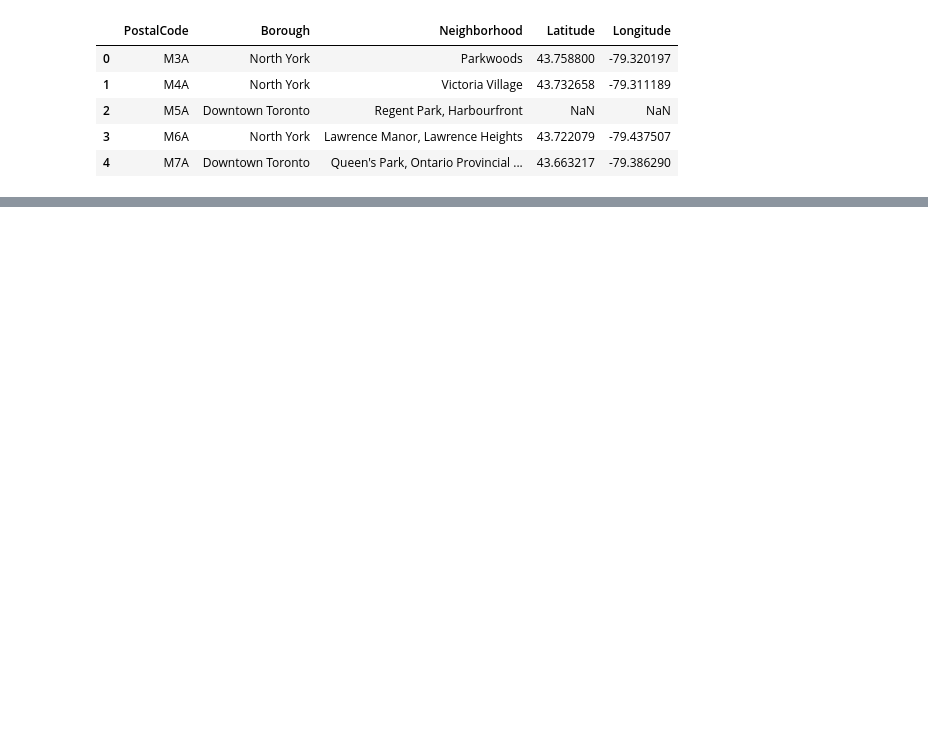
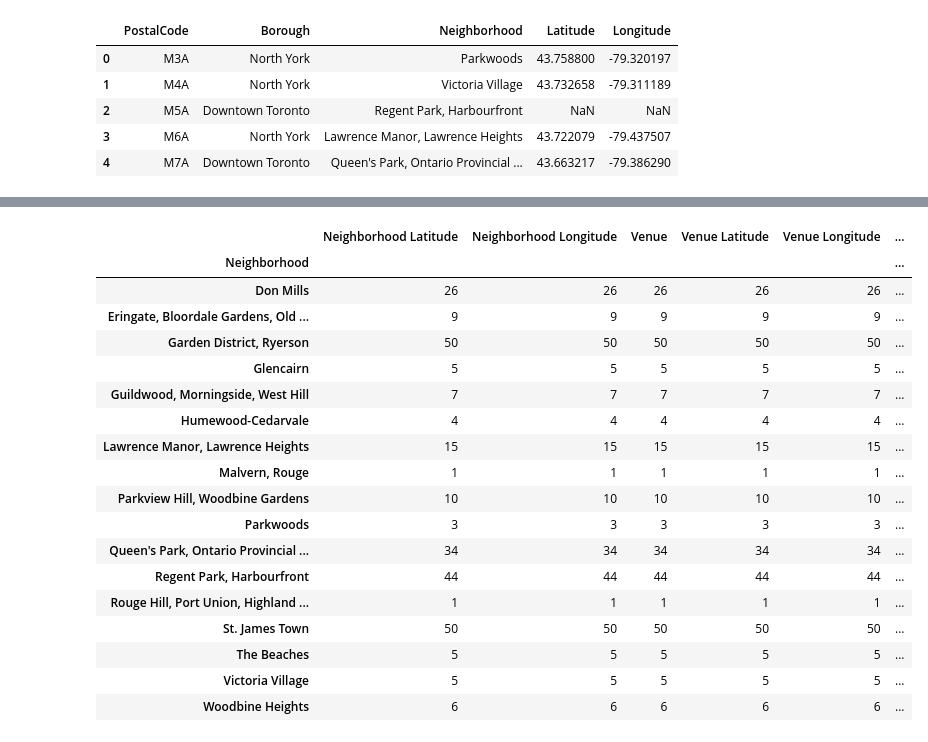
Before and after one commit to qcabel/NeighborhoodsToronto, a Jupyter notebook: Neighborhoods-Toronto-v1.1.ipynb, the cells around one changed output, grey strips where cells are left out. Cells and saved outputs as stored; diff of their text form; code cells hidden in the pictures; blank space fills up the shorter version.

```diff
--- a/Neighborhoods-Toronto-v1.1.ipynb
+++ b/Neighborhoods-Toronto-v1.1.ipynb
@@ -160,0 +153,2 @@ df.head()
+# %%
+postal_data.columns = ['PostalCode','Latitude','Longitude']
@@ -216,0 +287,22 @@ Missing: Business reply mail Processing Centre, South Central Letter Processing
+# %%
+toronto_venues.groupby('Neighborhood').count()
+# %% [output]
+|  | Neighborhood Latitude | Neighborhood Longitude | Venue | Venue Latitude | Venue Longitude | ... |
+| Neighborhood |  |  |  |  |  | ... |
+| Don Mills | 26 | 26 | 26 | 26 | 26 | ... |
+| Eringate, Bloordale Gardens, Old ... | 9 | 9 | 9 | 9 | 9 | ... |
+| Garden District, Ryerson | 50 | 50 | 50 | 50 | 50 | ... |
+| Glencairn | 5 | 5 | 5 | 5 | 5 | ... |
+| Guildwood, Morningside, West Hill | 7 | 7 | 7 | 7 | 7 | ... |
+| Humewood-Cedarvale | 4 | 4 | 4 | 4 | 4 | ... |
+| Lawrence Manor, Lawrence Heights | 15 | 15 | 15 | 15 | 15 | ... |
+| Malvern, Rouge | 1 | 1 | 1 | 1 | 1 | ... |
+| Parkview Hill, Woodbine Gardens | 10 | 10 | 10 | 10 | 10 | ... |
+| Parkwoods | 3 | 3 | 3 | 3 | 3 | ... |
+| Queen's Park, Ontario Provincial ... | 34 | 34 | 34 | 34 | 34 | ... |
+| Regent Park, Harbourfront | 44 | 44 | 44 | 44 | 44 | ... |
+| Rouge Hill, Port Union, Highland ... | 1 | 1 | 1 | 1 | 1 | ... |
+| St. James Town | 50 | 50 | 50 | 50 | 50 | ... |
+| The Beaches | 5 | 5 | 5 | 5 | 5 | ... |
+| Victoria Village | 5 | 5 | 5 | 5 | 5 | ... |
+| Woodbine Heights | 6 | 6 | 6 | 6 | 6 | ... |
```
Also changed, not shown: parts of 20 cells of this notebook.
